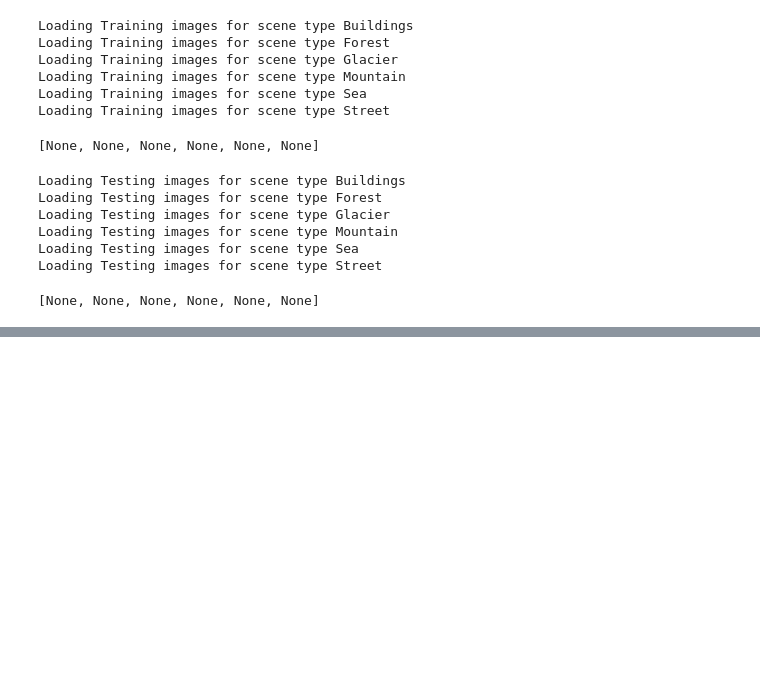
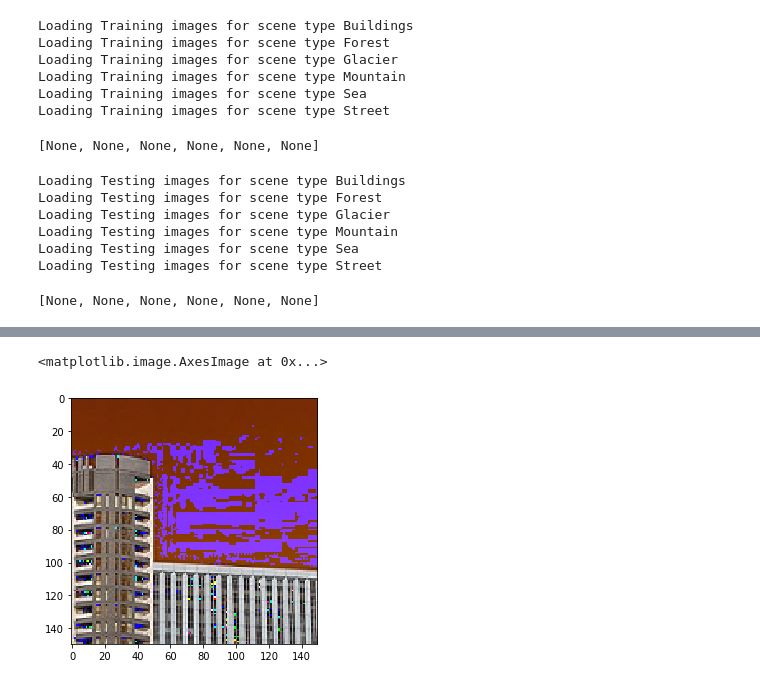
Before and after one commit to Maagero/TDT4173, a Jupyter notebook: SVM.ipynb, the cells around one changed output, grey strips where cells are left out. Cells and saved outputs as stored; diff of their text form; code cells hidden in the pictures; blank space fills up the shorter version.

```diff
--- a/SVM.ipynb
+++ b/SVM.ipynb
@@ -105,0 +93,4 @@ print(classification_report(y_test, grid_predictions))
+# %%
+example_image = cv2.imread('./data/seg_train/seg_train/buildings/463.jpg')
+# %%
+example_image = example_image-255
@@ -105,0 +117,5 @@ print(classification_report(y_test, grid_predictions))
+# %%
+io.imshow(example_image)
+# %% [output]
+<matplotlib.image.AxesImage at 0x...>
+[figure, added]
```
Also changed, not shown: parts of 12 cells of this notebook, 1 other file.
